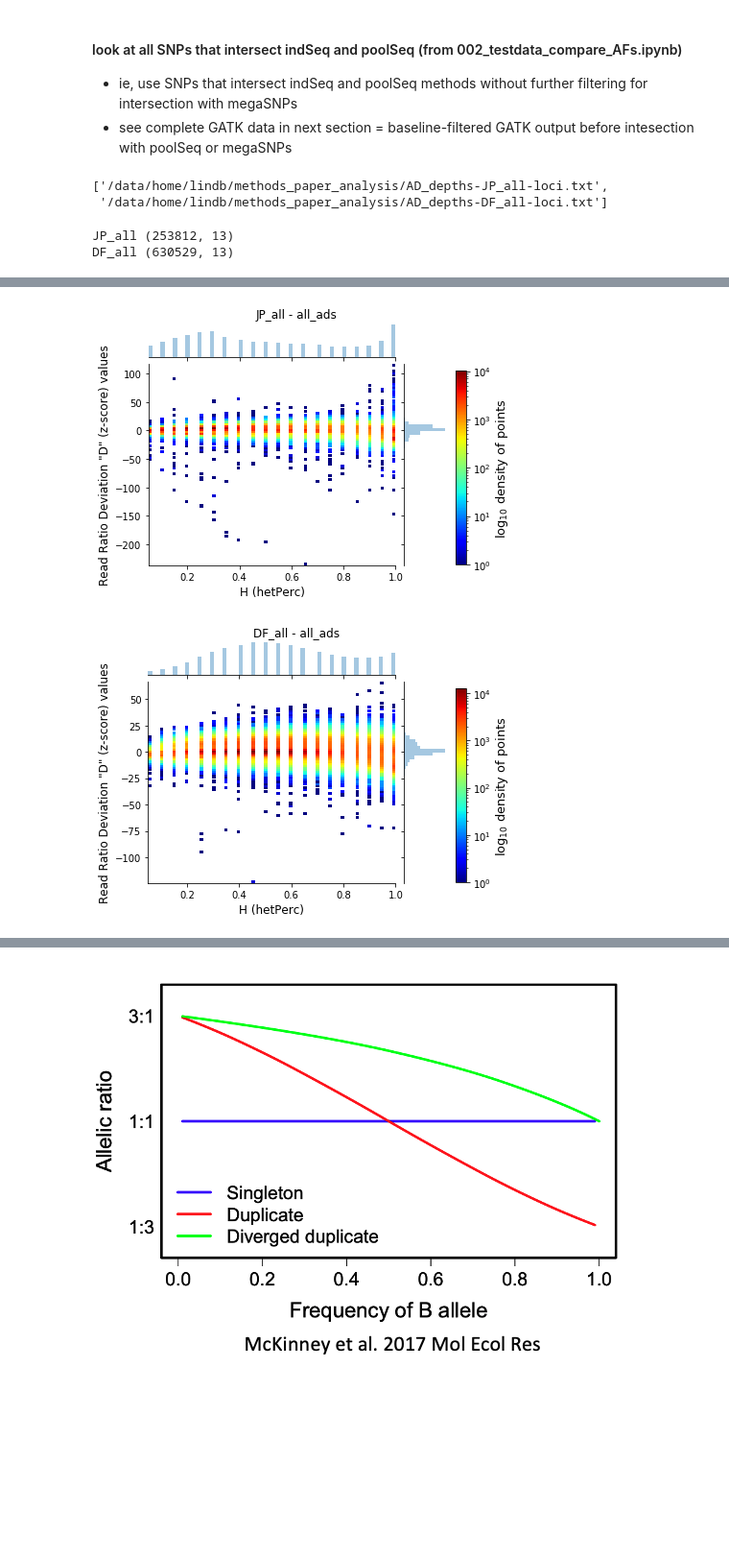
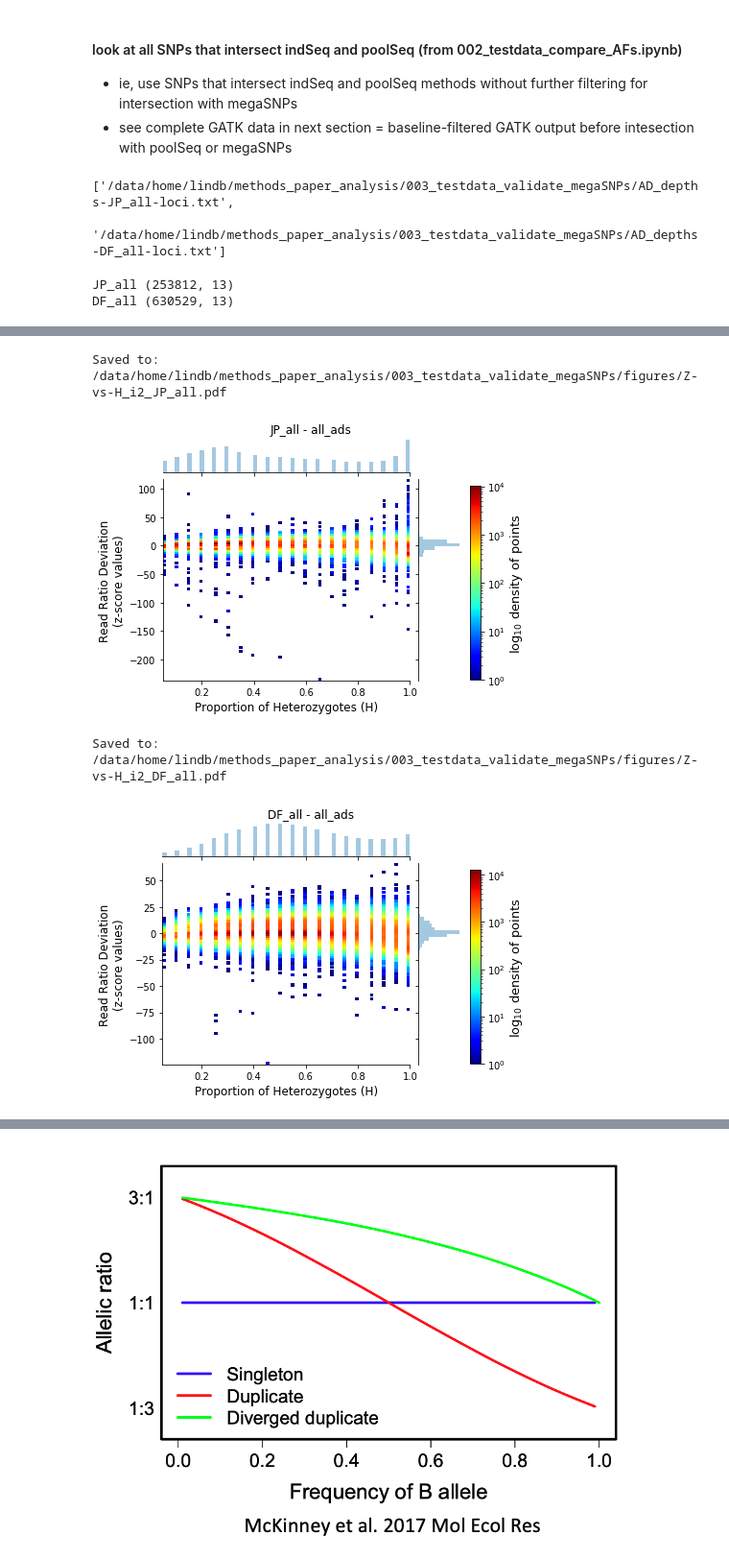
Before and after one commit to CoAdapTree/testdata_validation, a Jupyter notebook: 003_testdata_validate_megaSNPs.ipynb, the cells around one changed output, grey strips where cells are left out. Shown at 96% size. Saved outputs shown, nothing was run; the diff lists cells and outputs as text; code cells hidden in the pictures; blank space fills up the shorter version.

```diff
--- a/003_testdata_validate_megaSNPs.ipynb
+++ b/003_testdata_validate_megaSNPs.ipynb
@@ -275,6 +305,9 @@ Image(filename=op.join(methodsdir, 'figs/all-ratio_vs_ALT-freq.png'))
 [figure]
 # %%
 # RR vs AF
+ixn = 'i1'  # intersection
 for sp,df in ads.items():
-    makesweetgraph(x=df['AF'],y=df['HET_REF_AD-div-HET_DP'],ylab='Allelic Ratio',xlab='Frequency of ALT', title=sp)
+    makesweetgraph(x=df['AF'],y=df['HET_REF_AD-div-HET_DP'],
+                   ylab='Allelic Ratio (REF/total)',xlab='Frequency of ALT', title=sp,
+                   saveloc=op.join(figdir, f'AR-vs-ALT_{ixn}_{sp}.pdf'))
 # %% [output]
@@ -283,5 +318,8 @@ for sp,df in ads.items():
 # %%
-# RR vs realfreq
+# AF vs hetPerc
+ixn = 'i1'  # intersection
 for sp,df in ads.items():
-    makesweetgraph(x=df['realfreq'],y=df['HET_REF_AD-div-HET_DP'],ylab='Allelic Ratio',xlab='Frequency of ALT', title=sp)
+    makesweetgraph(x=df['realfreq'],y=df['hetPerc'],
+                   ylab='Proportion of heterozygotes (H)',xlab='Frequency of ALT', title=sp,
+                   saveloc=op.join(figdir, f'H-vs-ALT_{ixn}_{sp}.pdf'))
 # %% [output]
@@ -296,11 +336,18 @@ for sp,df in ads.items():
 # use diploid loci to get allele ratio statitistics
 all_outs = []
 for sp in ['JP', 'DF']:
-    all_outs.append(get_het_depths(snps['gatk'][sp], snps['gatk'][sp].index, op.join(thirddir, f'AD_depths-{sp}_all-loci.txt')))
+    outfile = op.join(thirddir, f'AD_depths-{sp}_all-loci.txt')
+    if op.exists(outfile):
+        all_outs.append(outfile)
+    else:
+        all_outs.append(get_het_depths(snps['gatk'][sp], snps['gatk'][sp].index, outfile))
 all_outs
 # %% [output]
-['/data/home/lindb/methods_paper_analysis/AD_depths-JP_all-loci.txt',
- '/data/home/lindb/methods_paper_analysis/AD_depths-DF_all-loci.txt']
+['/data/home/lindb/methods_paper_analysis/003_testdata_validate_megaSNPs/AD_depths-JP_all-loci.txt',
+ '/data/home/lindb/methods_paper_analysis/003_testdata_validate_megaSNPs/AD_depths-DF_all-loci.txt']
+# %%
+all_outs = ['/data/home/lindb/methods_paper_analysis/003_testdata_validate_megaSNPs/AD_depths-JP_all-loci.txt',
+ '/data/home/lindb/methods_paper_analysis/003_testdata_validate_megaSNPs/AD_depths-DF_all-loci.txt']
 # %%
 # read in the output
 all_ads = {}
@@ -326,9 +373,13 @@ all_ads[sp].head()
 | >jcf7190000000004-54644 | >jcf7190000000004 | 54644 | >jcf7190000000004-54644 | 0.500 | 67 | 77 | 0.465278 | 14 | ... |
 # %%
 #PLOT READ-RATIO DEVIATION (D) AGAINST HETEROZYGOSITY
+ixn = 'i2'  # intersection
 for sp,df in all_ads.items():
-    makesweetgraph(x=df['hetPerc'],y=df['z'],ylab='Read Ratio Deviation "D" (z-score) values',
-                   xlab='H (hetPerc)', title=f'{sp} - all_ads')
+    makesweetgraph(x=df['hetPerc'],y=df['z'],ylab='Read Ratio Deviation\n(z-score values)',
+                   xlab='Proportion of Heterozygotes (H)', title=f'{sp} - all_ads',
+                   saveloc=op.join(figdir, f'Z-vs-H_{ixn}_{sp}.pdf'))
 # %% [output]
+Saved to:  /data/home/lindb/methods_paper_analysis/003_testdata_validate_megaSNPs/figures/Z-vs-H_i2_JP_all.pdf
-[figure, old version]
+[figure, new version]
+Saved to:  /data/home/lindb/methods_paper_analysis/003_testdata_validate_megaSNPs/figures/Z-vs-H_i2_DF_all.pdf
-[figure, old version]
+[figure, new version]
```
Also changed, not shown: parts of 33 cells of this notebook.
